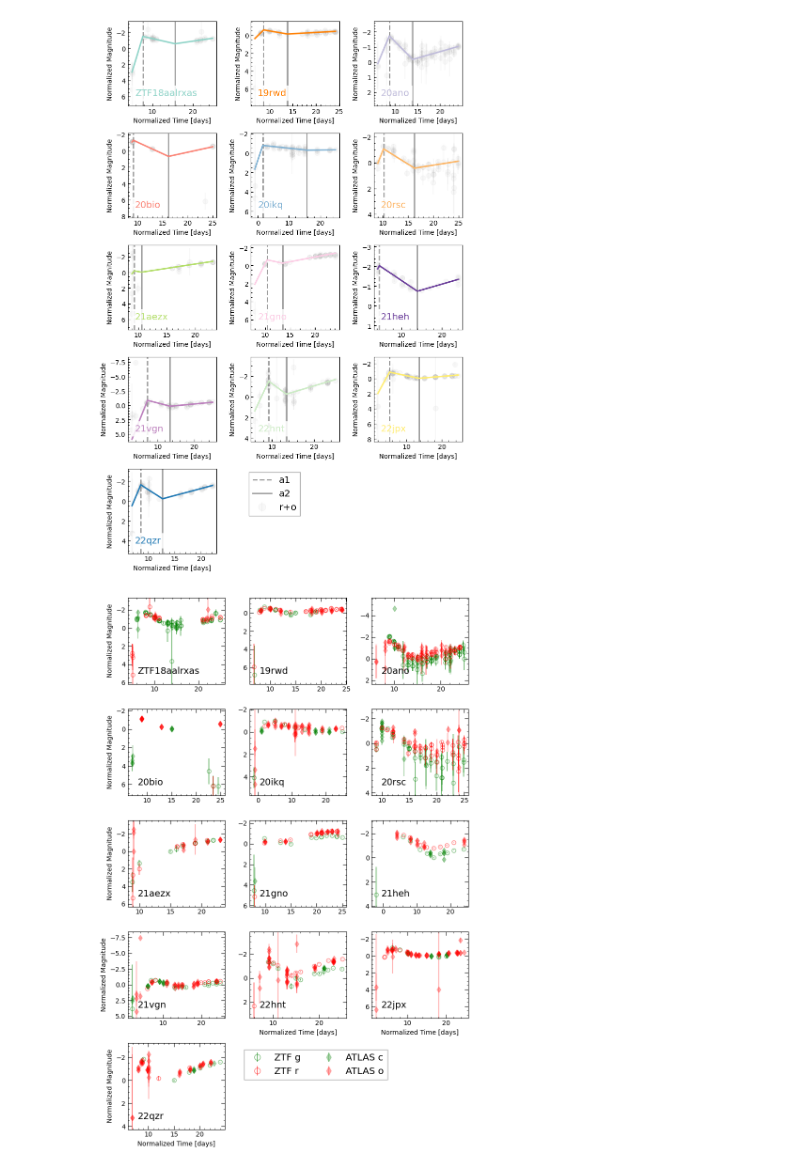
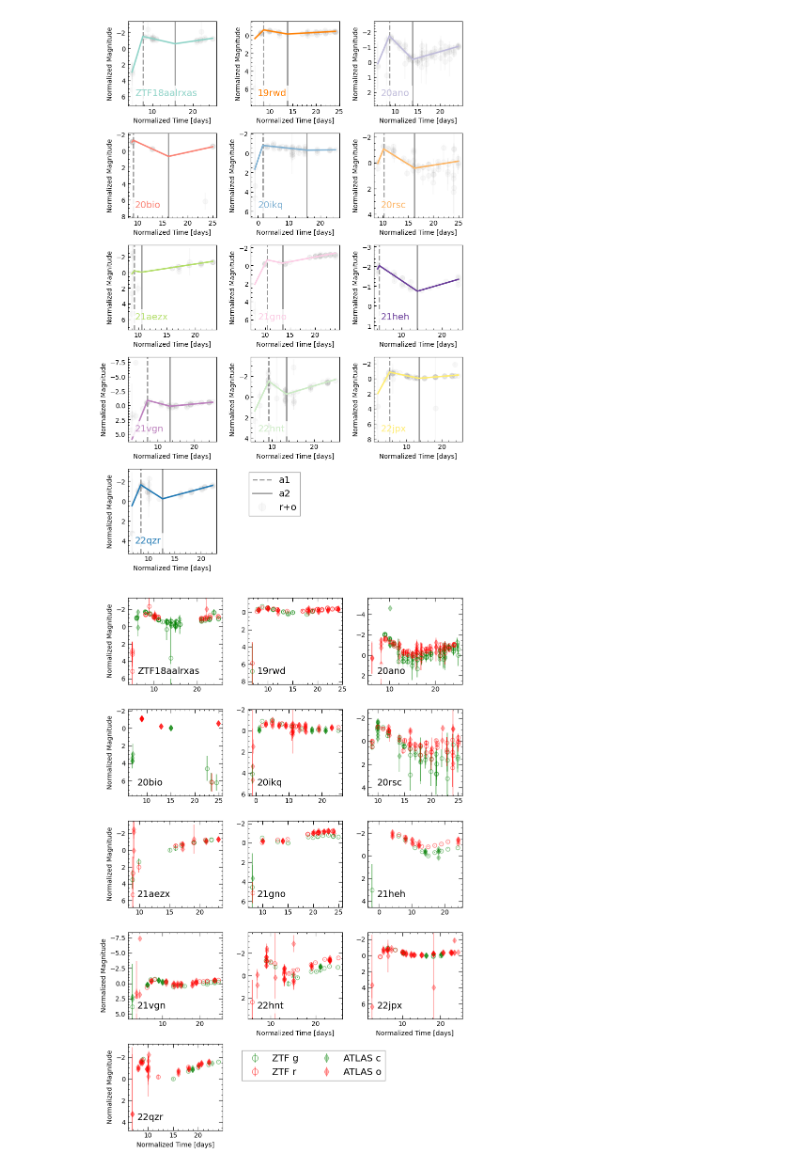
Before and after one commit to aec3675/ztf_IIb, a Jupyter notebook: make_mcmc_plots.ipynb, the cells around one changed output. Cells and saved outputs as stored; diff of their text form; code cells hidden in the pictures.

Commit message:
tweaking plots

```diff
--- a/make_mcmc_plots.ipynb
+++ b/make_mcmc_plots.ipynb
@@ -804,34 +804,35 @@ for i,df in enumerate(df_sub_ls):
     y_mins = [df[df['filter']=='ZTF_g']['norm_m'].min(), df[df['filter']=='ZTF_r']['norm_m'].min(), df[df['filter']=='c']['norm_m'].min(), df[df['filter']=='o']['norm_m'].min()]
     y_maxs = [df[df['filter']=='ZTF_g']['norm_m'].max(), df[df['filter']=='ZTF_r']['norm_m'].max(), df[df['filter']=='c']['norm_m'].max(), df[df['filter']=='o']['norm_m'].max()]
 
-    axs[locs[i][0],locs[i][1]].set_ylim(max(y_maxs)+1, min(y_mins)-1)
+    axs[locs[i][0],locs[i][1]].set_ylim(max(y_maxs)+1.5, min(y_mins)-1)
     axs[locs[i][0],locs[i][1]].xaxis.set_minor_locator(AutoMinorLocator())
     axs[locs[i][0],locs[i][1]].yaxis.set_minor_locator(AutoMinorLocator())
     axs[locs[i][0],locs[i][1]].tick_params(which="both", top=True, labeltop=False, bottom=True, labelbottom=True, left=True, right=True, direction="in")
     axs[locs[i][0],locs[i][1]].xaxis.set_tick_params(length=6)
     axs[locs[i][0],locs[i][1]].yaxis.set_tick_params(length=6)
 
-    axs[locs[i][0],locs[i][1]].annotate(plot_names[i],xy=(0.1,0.12),xycoords='axes fraction',color='k',fontsize=14)
+    bbox = dict(facecolor='white', edgecolor='white',alpha=0.85)
+    axs[locs[i][0],locs[i][1]].annotate(plot_names[i],xy=(0.1,0.12),xycoords='axes fraction',color='k',fontsize=14,bbox=bbox)
 
 
 
 axs[4,0].set_xlabel('Normalized Time [days]')
 axs[3,1].set_xlabel('Normalized Time [days]')
 axs[3,2].set_xlabel('Normalized Time [days]')
 
 axs[0,0].set_ylabel('Normalized Magnitude')
 axs[1,0].set_ylabel('Normalized Magnitude')
 axs[2,0].set_ylabel('Normalized Magnitude')
 axs[3,0].set_ylabel('Normalized Magnitude')
 axs[4,0].set_ylabel('Normalized Magnitude')
 
 axs[4,1].axis("off")
 axs[4,2].axis("off")
 plt.tight_layout()
 handles, labels = axs[4,0].get_legend_handles_labels()
 axs[4,0].legend(handles, labels[0:15], loc='center left', bbox_to_anchor=(1.15, 0.75),ncols=2,fontsize='x-large',markerscale=1.5,
                 frameon=True,fancybox=False,framealpha=1.0,edgecolor='darkgray')
 plt.tight_layout()
 plt.savefig(SAVE_DIR+'/figures/individ_fp_lcs_subplot.png',dpi=300)
 # %% [output]
-[figure, old version]
+[figure, new version]
```
